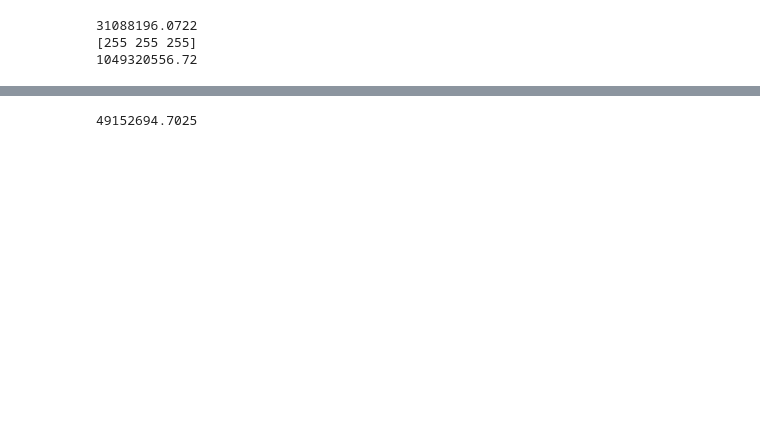
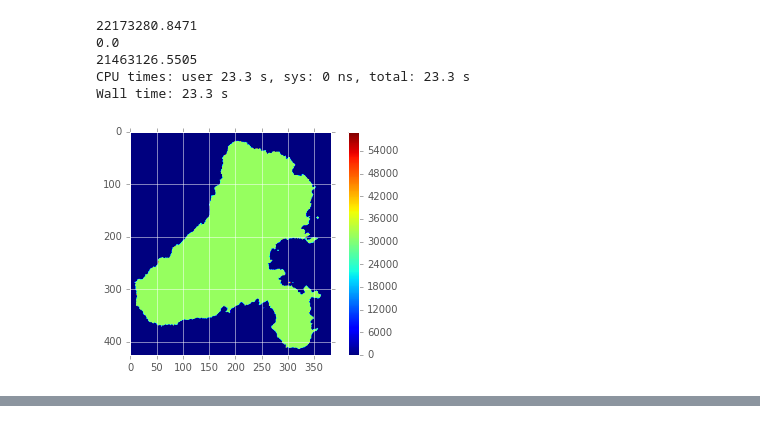
Before and after one commit to sanchestm/gm-mosquito-sim, a Jupyter notebook: testing other features/Testing paper model.ipynb, the cells around one changed output, grey strips where cells are left out. Drawn from its saved outputs; the diff is of its cells as text; code cells hidden in the pictures; blank space fills up the shorter version.

```diff
--- a/testing other features/Testing paper model.ipynb
+++ b/testing other features/Testing paper model.ipynb
@@ -130,4 +134,5 @@ island_wet = ski.img_as_float(rgb2gray(misc.imread("../example_images/TWI_exampl
 island_veg = adjust_gamma(ski.img_as_float(rgb2gray(misc.imread("../example_images/vegetation_index_example.png"))), .2)
 island_city = rgb2gray(misc.imread("../example_images/city_delimitation_example.png"))
 # %%
-newGrid = Grid([100,101,102,103,104,105], island_shape, island_veg, island_wet, island_city, 68)
+%%time
+newGrid = Grid([100,101,102,103,104,105], island_shape_gray, island_veg, island_wet, island_city, 68)
@@ -134,11 +142,20 @@ newGrid = Grid([100,101,102,103,104,105], island_shape, island_veg, island_wet,
 # %%
-print(newGrid.n_adultgrid)
-print(newGrid.GRID[33][100].iswater)
-newGrid.update()
-print(newGrid.n_adultgrid)
+%%time
+print(newGrid.grdsum('n_adultgrid'))
+print(newGrid.GRID[200][200].iswater)
+newGrid.update_pop()
+print(newGrid.grdsum('n_adultgrid'))
 # %% [output]
-31088196.0722
-[255 255 255]
-1049320556.72
+22173280.8471
+0.0
+21463126.5505
+CPU times: user 23.3 s, sys: 0 ns, total: 23.3 s
+Wall time: 23.3 s
 # %%
-a = [[newGrid.GRID[i][j].update() for i in range(newGrid.shape[1])] for j in range(newGrid.shape[0])]
+%%time
+a = [[newGrid.GRID[j][i].e for i in range(newGrid.shape[1])] for j in range(newGrid.shape[0])]
+plt.imshow(a)
+plt.colorbar()
+plt.show()
+# %% [output]
+[figure, added]
@@ -145,4 +163,0 @@ a = [[newGrid.GRID[i][j].update() for i in range(newGrid.shape[1])] for j in ran
-# %%
-print(newGrid.n_adultgrid)
-# %% [output]
-49152694.7025
```
Also changed, not shown: parts of 10 cells of this notebook, 2 other files.
